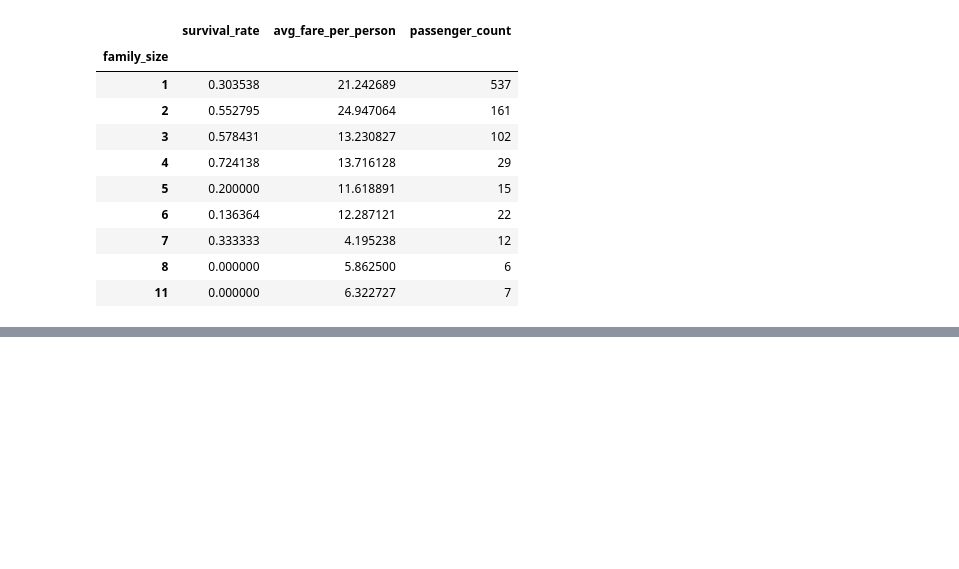
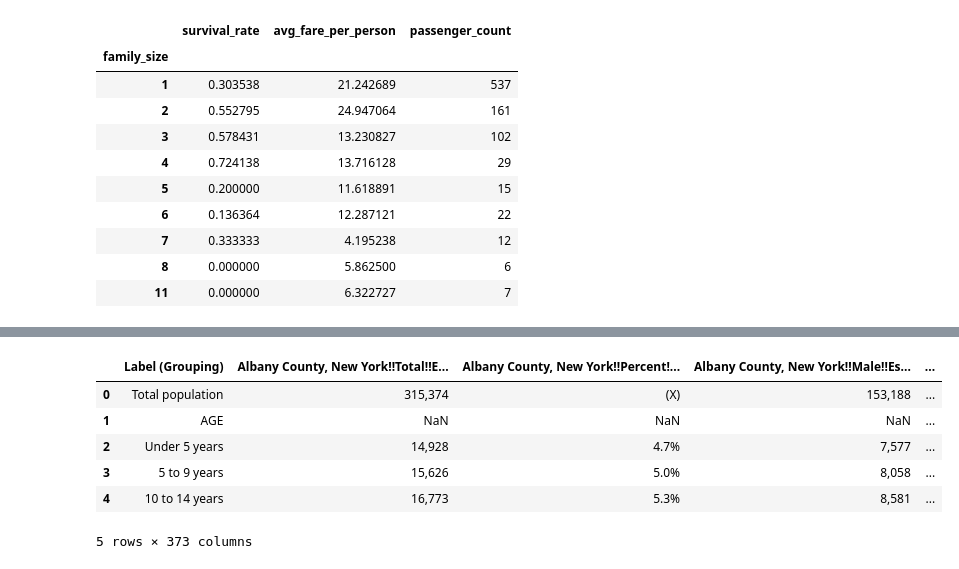
Before and after one commit to jieshu-wang-SBU/EST389_371_2026_spring, a Jupyter notebook: lectures/09-advanced_data_operations/09-06_Utility_functions_and_method_chaining.ipynb, the cells around one changed output, grey strips where cells are left out. Drawn from its saved outputs; the diff is of its cells as text; code cells hidden in the pictures; blank space fills up the shorter version.

```diff
--- a/lectures/09-advanced_data_operations/09-06_Utility_functions_and_method_chaining.ipynb
+++ b/lectures/09-advanced_data_operations/09-06_Utility_functions_and_method_chaining.ipynb
@@ -181,0 +185,18 @@ result
+# %%
+import matplotlib
+import pandas as pd
+import numpy as np
+import matplotlib.pyplot as plt
+import seaborn as sns
+
+ny_age = pd.read_csv("../06-Exploratory_data_analysis/data/ACSST5Y2023.S0101-2026-02-23T201031.csv")
+
+ny_age.head()
+# %% [output]
+|  | Label (Grouping) | Albany County, New York!!Total!!E... | Albany County, New York!!Percent!... | Albany County, New York!!Male!!Es... | ... |
+| 0 | Total population | 315,374 | (X) | 153,188 | ... |
+| 1 | AGE | NaN | NaN | NaN | ... |
+| 2 | Under 5 years | 14,928 | 4.7% | 7,577 | ... |
+| 3 | 5 to 9 years | 15,626 | 5.0% | 8,058 | ... |
+| 4 | 10 to 14 years | 16,773 | 5.3% | 8,581 | ... |
+5 rows × 373 columns
```
Also changed, not shown: parts of 2 cells of this notebook, 1 other file.
